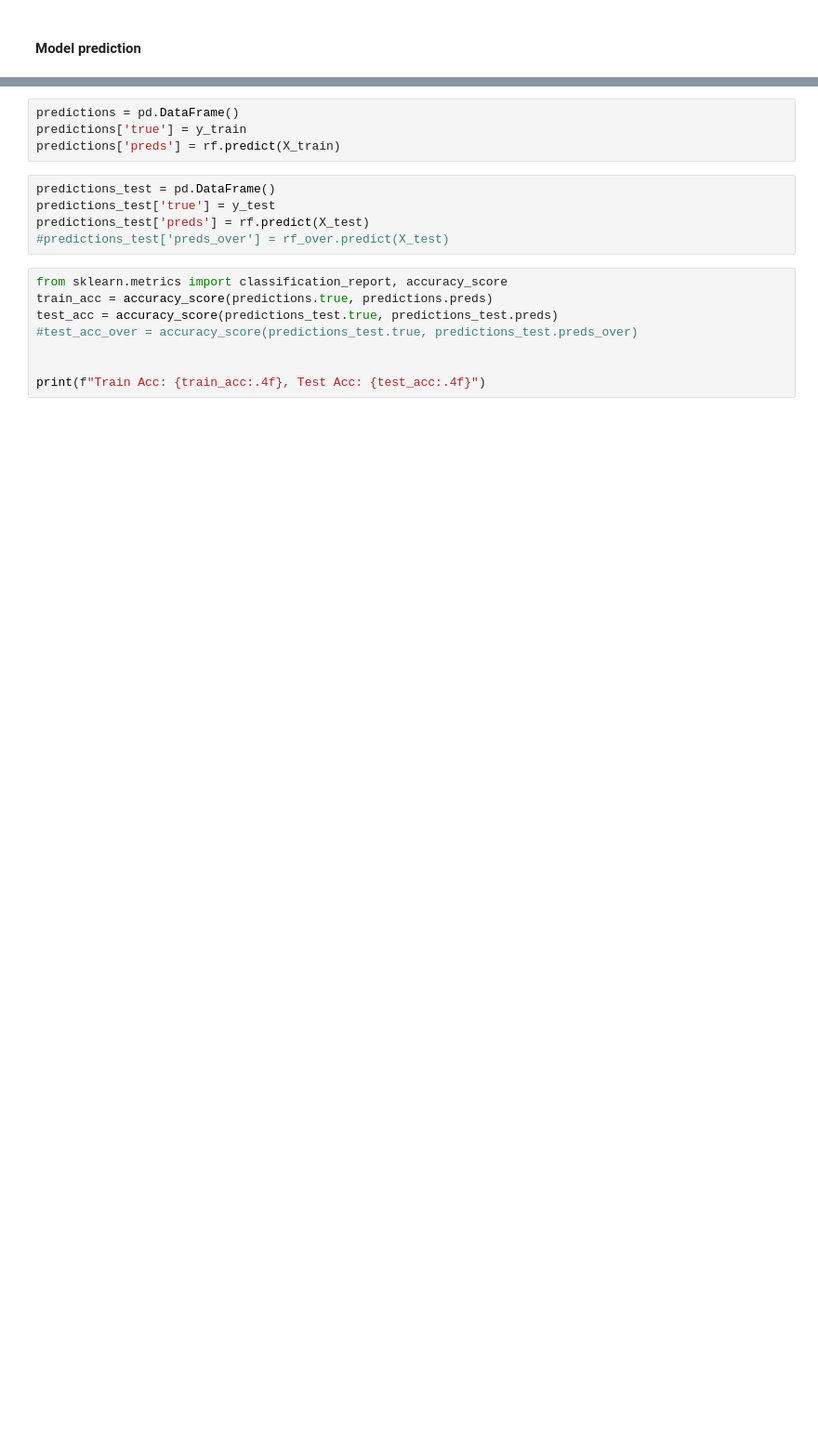
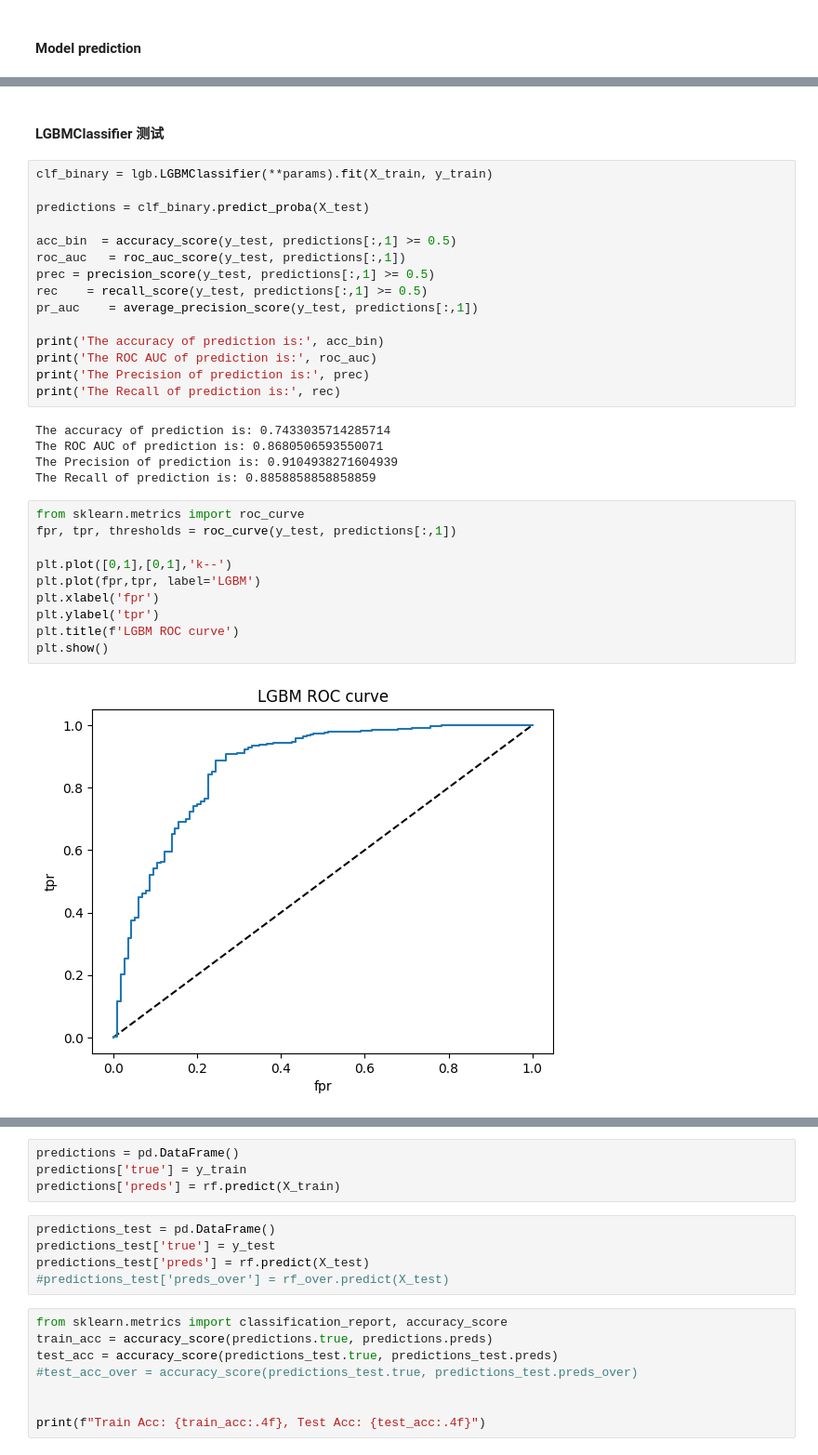
Before and after one commit to HanL1223/JR_Recommender, a Jupyter notebook: projects/cafe-analytics/Codes/CA-42.ipynb, the cells around one changed output, grey strips where cells are left out. Shown at 93% size. Drawn from its saved outputs; the diff is of its cells as text; blank space fills up the shorter version.

```diff
--- a/projects/cafe-analytics/Codes/CA-42.ipynb
+++ b/projects/cafe-analytics/Codes/CA-42.ipynb
@@ -157,0 +201,34 @@ X_train, X_test, y_train, y_test = train_test_split(X, y, test_size=test_size, r
+# %% [markdown]
+#### LGBMClassifier 测试
+# %%
+clf_binary = lgb.LGBMClassifier(**params).fit(X_train, y_train)
+
+predictions = clf_binary.predict_proba(X_test)
+
+acc_bin  = accuracy_score(y_test, predictions[:,1] >= 0.5)
+roc_auc   = roc_auc_score(y_test, predictions[:,1])
+prec = precision_score(y_test, predictions[:,1] >= 0.5)
+rec    = recall_score(y_test, predictions[:,1] >= 0.5)
+pr_auc    = average_precision_score(y_test, predictions[:,1])
+
+print('The accuracy of prediction is:', acc_bin)
+print('The ROC AUC of prediction is:', roc_auc)
+print('The Precision of prediction is:', prec)
+print('The Recall of prediction is:', rec)
+# %% [output]
+The accuracy of prediction is: 0.7433035714285714
+The ROC AUC of prediction is: 0.8680506593550071
+The Precision of prediction is: 0.9104938271604939
+The Recall of prediction is: 0.8858858858858859
+# %%
+from sklearn.metrics import roc_curve
+fpr, tpr, thresholds = roc_curve(y_test, predictions[:,1])
+
+plt.plot([0,1],[0,1],'k--')
+plt.plot(fpr,tpr, label='LGBM')
+plt.xlabel('fpr')
+plt.ylabel('tpr')
+plt.title(f'LGBM ROC curve')
+plt.show()
+# %% [output]
+[figure, added]
```
Also changed, not shown: parts of 42 cells of this notebook.
